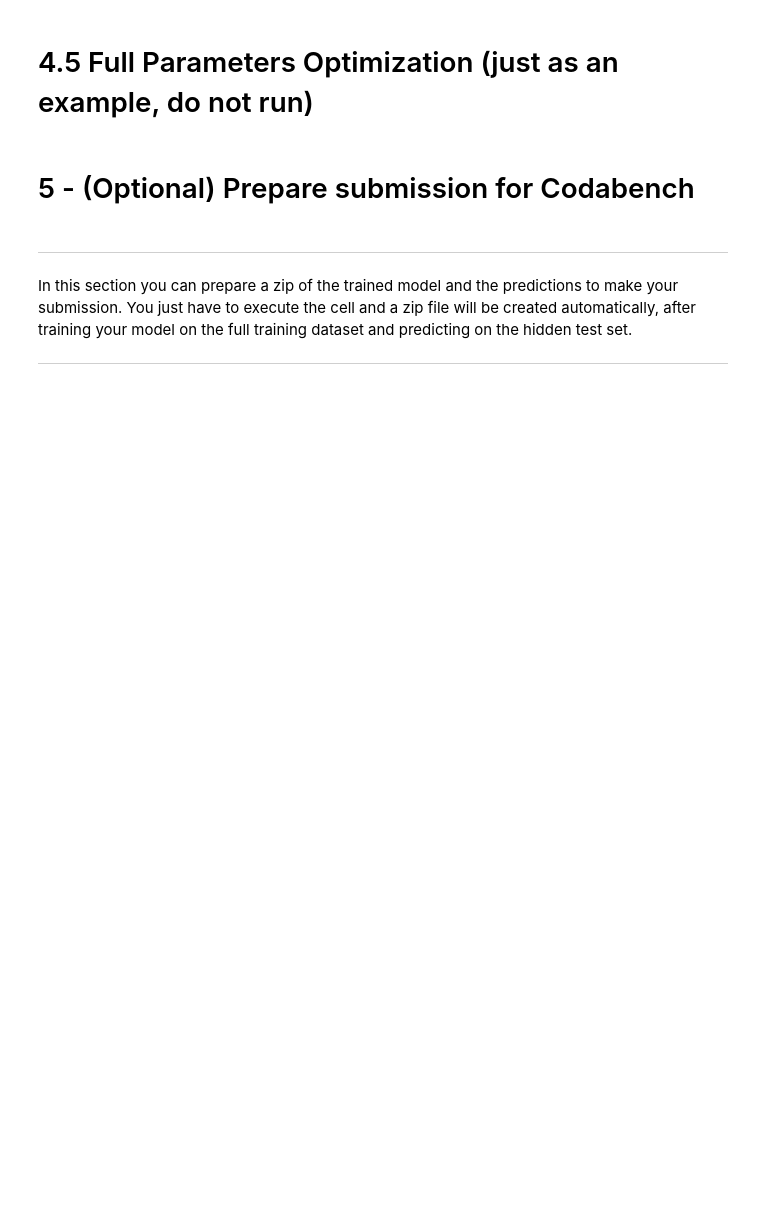
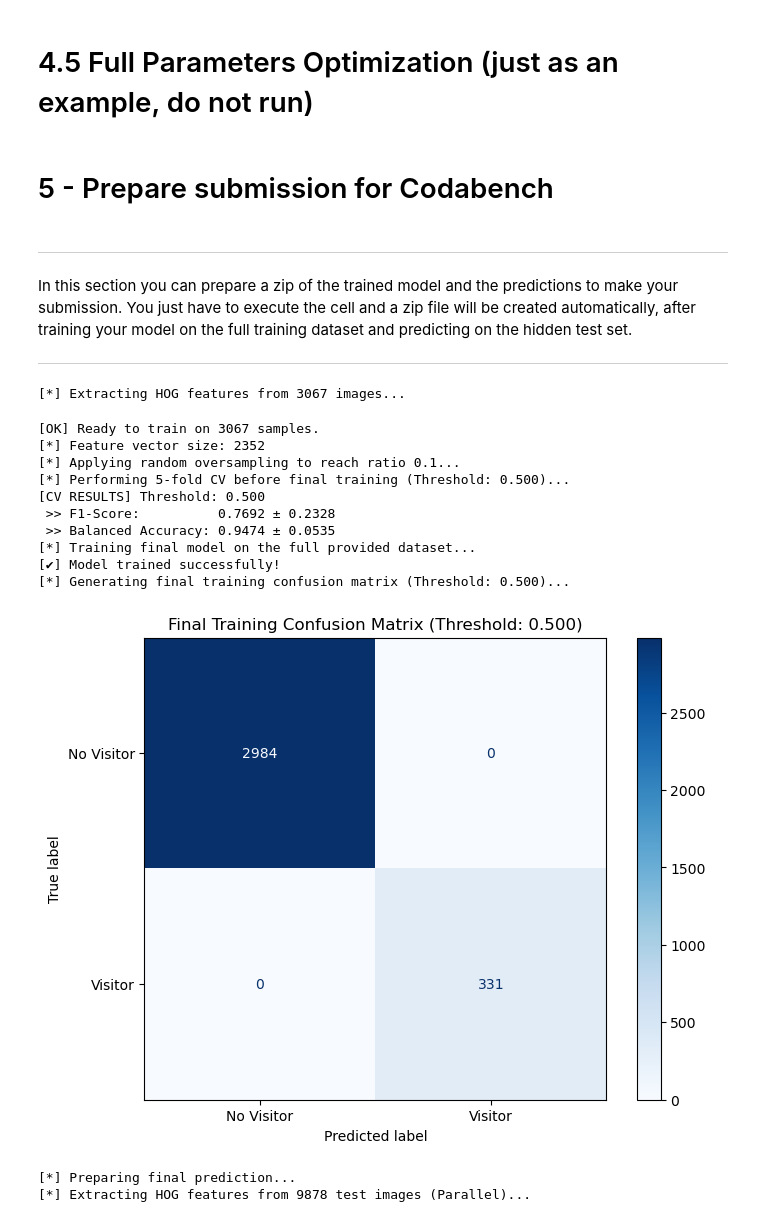
Before and after one commit to vladihnat/AI-Challenge-2025-26-Group-3-, a Jupyter notebook: Starting_Kit/README.ipynb, the cells around one changed output. Saved outputs shown, nothing was run; the diff lists cells and outputs as text; code cells hidden in the pictures; blank space fills up the shorter version.

```diff
--- a/Starting_Kit/README.ipynb
+++ b/Starting_Kit/README.ipynb
@@ -198,10 +248,10 @@ data_manager = Data(data_dir="data")
 # sample_fraction=0.1 for quick testing (load 10% of data)
 # Loading with load_to_memory=True requires ~3-4GB of free RAM (faster)
 # Loading with load_to_memory=False is slower but more memory efficient
-X, y = data_manager.load_data(sample_fraction=1.0, load_to_memory=True)
+data_manager.load_data(sample_fraction=0.1, load_to_memory=True)
 
 # About 2 minutes to download the data
 # Less than 2 minutes to load the full data into memory with load_to_memory=True
 
 # Split to create train and test set
-data_manager.split_data(X, y, test_size=0.25)
+data_manager.split_data(test_size=0.25, search_duration=60)
@@ -539,7 +620,7 @@ class Train:
         Runs Grid Search to exhaustively find the best hyperparameters.
         """
         if self.X_train_features is None:
-            self.prepare_data(grayscale=self.grayscale, multiscale=self.multiscale)
+            self.prepare_data()
 
         # Mapping phases to specific parameter grids
         grids = {
@@ -575,7 +656,7 @@ class Train:
             param_grid=param_grid,
             cv=3,
             scoring='f1',
-            n_jobs=1,
+            n_jobs=-1,
             verbose=2
         )
 
@@ -616,7 +697,7 @@ class Train:
             X_feats = self.extract_hog()
 
             cv_results = cross_validate(self.model, X_feats, self.data.y_train,
-                                        cv=3, scoring=['balanced_accuracy', 'f1'], n_jobs=1)
+                                        cv=3, scoring=['balanced_accuracy', 'f1'], n_jobs=-1)
 
             mean_f1 = cv_results['test_f1'].mean()
             mean_ba = cv_results['test_balanced_accuracy'].mean()
@@ -634,7 +715,7 @@ class Train:
         self.best_h_pix = best_params['pix']
         self.best_h_block = best_params['block']
         print(f"\n[✔] Best Single-Scale: {best_params} (Score F1: {best_score[0]:.4f} ± {best_std[0]:.4f}) (Balanced Acc: {best_score[1]:.4f} ± {best_std[1]:.4f})")
-        self.prepare_data(grayscale=self.grayscale, multiscale=False)
+        self.prepare_data()
 
     def tune_multiscale_settings(self):
         """
@@ -656,7 +737,7 @@ class Train:
             X_feats = self.extract_hog_multiscale()
 
             cv_results = cross_validate(self.model, X_feats, self.data.y_train,
-                                        cv=3, scoring=['balanced_accuracy', 'f1'], n_jobs=1)
+                                        cv=3, scoring=['balanced_accuracy', 'f1'], n_jobs=-1)
 
             mean_f1 = cv_results['test_f1'].mean()
             mean_ba = cv_results['test_balanced_accuracy'].mean()
@@ -673,7 +754,7 @@ class Train:
         self.s1_config = best_config['s1']
         self.s2_config = best_config['s2']
         print(f"\n[✔] Best Multi-Scale: {best_config} (Score F1: {best_score[0]:.4f} ± {best_std[0]:.4f}) (Balanced Acc: {best_score[1]:.4f} ± {best_std[1]:.4f})")
-        self.prepare_data(grayscale=self.grayscale, multiscale=True)
+        self.prepare_data()
 
     def tune_threshold(self, thresholds=None):
         """
@@ -683,7 +764,7 @@ class Train:
             thresholds = np.arange(0.1, 0.6, 0.05)
 
         if self.X_train_features is None:
-            self.prepare_data(grayscale=self.grayscale, multiscale=self.multiscale)
+            self.prepare_data()
 
         print(f"[*] Tuning threshold via 3-fold Cross-Validation...")
 
@@ -696,7 +777,7 @@ class Train:
             self.y_train,
             cv=3,
             method='predict_proba',
-            n_jobs=1
+            n_jobs=-1
         )[:, 1]
 
         best_f1 = -1
@@ -733,7 +814,7 @@ class Train:
         to report realistic F1 and Balanced Accuracy scores before final fitting.
         """
         if self.X_train_features is None:
-            self.prepare_data(grayscale=self.grayscale, multiscale=self.multiscale)
+            self.prepare_data()
 
         X_final, y_final = self.X_train_features, self.y_train
 
@@ -754,12 +835,12 @@ class Train:
                     X_final, y_final = sampler.fit_resample(X_final, y_final)
 
         # We define helper functions that apply our optimized threshold to the probabilities
-        def f1_at_threshold(y_true, y_probs):
+        def f1_at_threshold(y_true, y_probs, **kwargs):
             # y_probs will be the probabilities for the positive class (class 1)
             y_pred = (y_probs >= self.threshold).astype(int)
             return f1_score(y_true, y_pred)
 
-        def ba_at_threshold(y_true, y_probs):
+        def ba_at_threshold(y_true, y_probs, **kwargs):
             y_pred = (y_probs >= self.threshold).astype(int)
             return balanced_accuracy_score(y_true, y_pred)
 
@@ -776,7 +857,7 @@ class Train:
             self.model, X_final, y_final,
             cv=5,
             scoring=custom_scorers,
-            n_jobs=1
+            n_jobs=-1
         )
 
         # Extract means and standard deviations
@@ -1146,7 +1259,7 @@ for i in range(0, 2): # 0 = Single-scale, 1 = Multi-scale
         del score
         gc.collect()
 # %% [markdown]
-# 5 - (Optional) Prepare submission for Codabench
+# 5 - Prepare submission for Codabench
 # %% [markdown]
 ***
 
@@ -1202,31 +1315,46 @@ class Submission:
 # %%
 # Final Submission Generation on Hidden Set
 # Use the full 30k training images to train the final model
-trainer.data.X_train = data_manager.X_train_full
-trainer.y_train = data_manager.y_train_full
-trainer.X_train_features = None # Force re-extraction of features
+data_manager.X_train = data_manager.X_train_full
+data_manager.y_train = data_manager.y_train_full
+trainer = Train(data_manager, grayscale=False, multiscale=False, oversampling='random', ratio=0.1) # Put your hyperparameters here
 trainer.train()
 
 # Preparation for final prediction
 print(f"[*] Preparing final prediction...")
 
 # Instantiate Score (this will automatically trigger HOG extraction via __init__)
 data_manager.X_test = data_manager.X_hidden
 scorer_hidden = Score(data_manager, trainer)
 
 # Prediction on hidden set
 print(f"[*] Predicting on hidden set with threshold {trainer.threshold:.3f}...")
 X_hidden_features = scorer_hidden.X_test_features
 
 y_probs_hidden = trainer.model.predict_proba(X_hidden_features)[:, 1]
 y_pred_hidden = (y_probs_hidden >= trainer.threshold).astype(int)
 
 # Export submission
 zip_file_name = f"Submission_{datetime.datetime.now().strftime('%y-%m-%d-%H-%M')}.zip"
 submission = Submission(submission_dir="./submission", zip_file_name=zip_file_name)
 
 submission.save_code(trainer.model)
 submission.save_result(y_pred_hidden)
 submission.zip_submission()
 
 print(f"\n[OK] Submission generated with {len(y_pred_hidden)} predictions.")
+# %% [output]
+[*] Extracting HOG features from 3067 images...
+[OK] Ready to train on 3067 samples.
+[*] Feature vector size: 2352
+[*] Applying random oversampling to reach ratio 0.1...
+[*] Performing 5-fold CV before final training (Threshold: 0.500)...
+[CV RESULTS] Threshold: 0.500
+ >> F1-Score:          0.7692 ± 0.2328
+ >> Balanced Accuracy: 0.9474 ± 0.0535
+[*] Training final model on the full provided dataset...
+[✔] Model trained successfully!
+[*] Generating final training confusion matrix (Threshold: 0.500)...
+[figure, added]
+[*] Preparing final prediction...
+[*] Extracting HOG features from 9878 test images (Parallel)...
```
Also changed, not shown: parts of 9 cells of this notebook.
